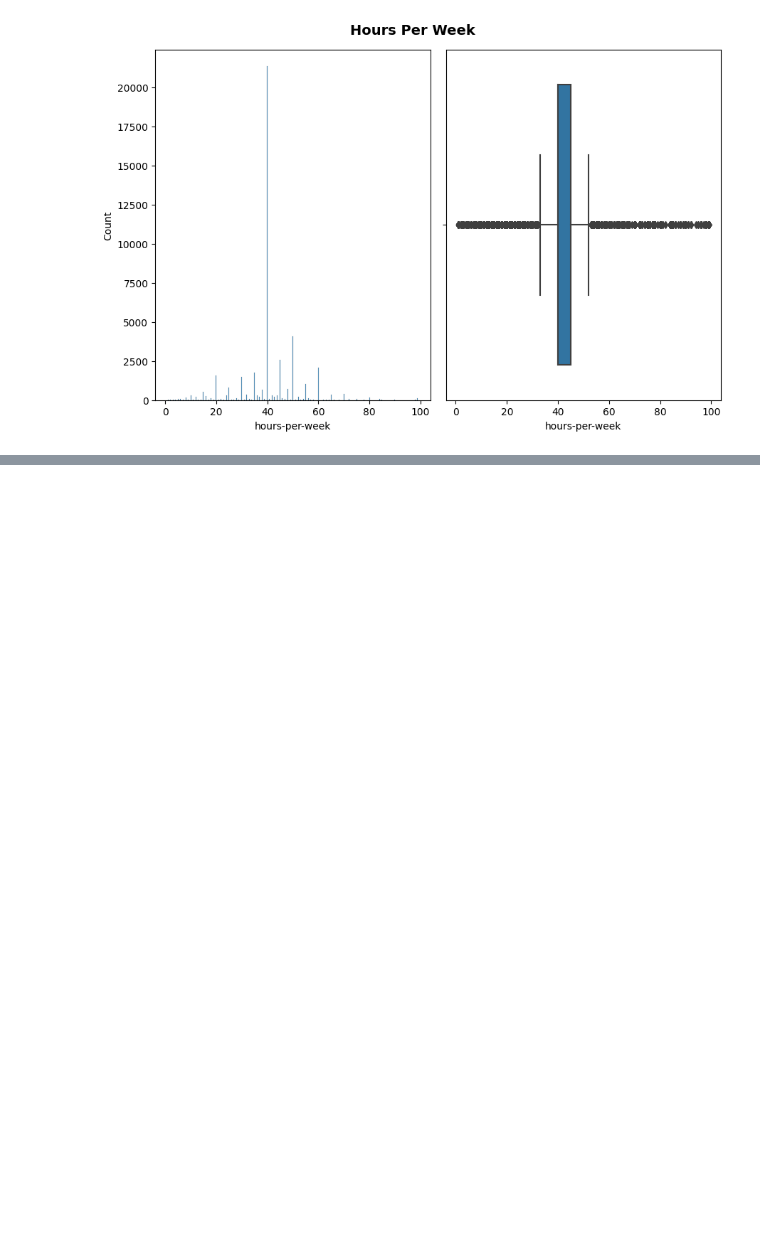
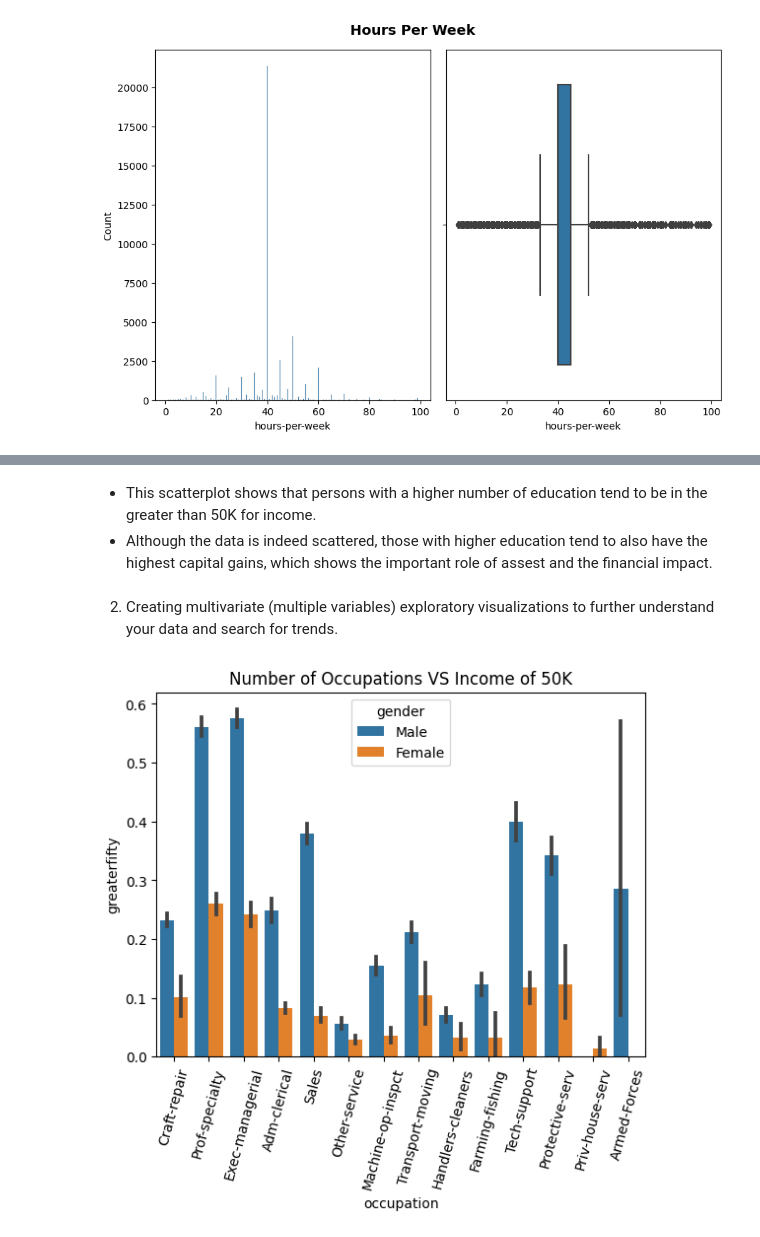
Before and after one commit to KDiBSilva/Adult_Income, a Jupyter notebook: Adult_Income.ipynb, the cells around one changed output, grey strips where cells are left out. Saved outputs shown, nothing was run; the diff lists cells and outputs as text; code cells hidden in the pictures; blank space fills up the shorter version.

```diff
--- a/Adult_Income.ipynb
+++ b/Adult_Income.ipynb
@@ -525,0 +574,12 @@ fig.tight_layout();
+# %% [markdown]
+- This scatterplot shows that persons with a higher number of education tend to be in the greater than 50K for income.
+- Although the data is indeed scattered, those with higher education tend to also have the highest capital gains, which shows the important role of assest and the financial impact.
+# %% [markdown]
+2. Creating multivariate (multiple variables) exploratory visualizations to further understand your data and search for trends.
+# %%
+# Barplot
+ax = sns.barplot(x=df['occupation'], y= df['greaterfifty'], hue= df['gender'])
+ax.set_xticklabels(ax.get_xticklabels(), rotation=75);
+ax.set_title('Number of Occupations VS Income of 50K');
+# %% [output]
+[figure, added]
```
Also changed, not shown: parts of 17 cells of this notebook.
